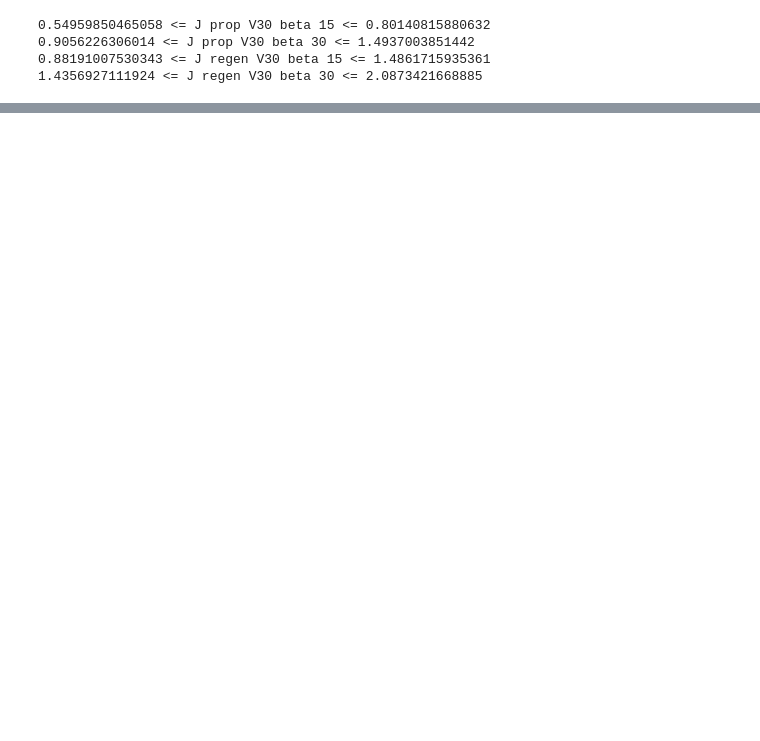
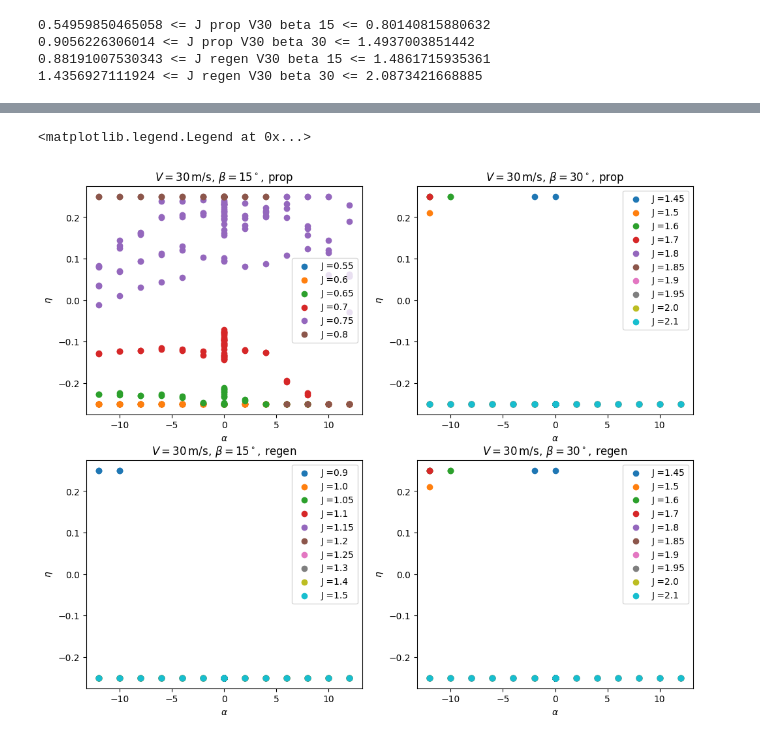
Before and after one commit to jaspermatthe/AE2224-I, a Jupyter notebook: Version 2/main.ipynb, the cells around one changed output, grey strips where cells are left out. Cells and saved outputs as stored; diff of their text form; code cells hidden in the pictures; blank space fills up the shorter version.

```diff
--- a/Version 2/main.ipynb
+++ b/Version 2/main.ipynb
@@ -165,0 +262,46 @@ plt.savefig('plots/eff vs alpha for each J prop V30 beta 15.png')
+# %%
+# create 2x2 subplots
+fig, axs = plt.subplots(2, 2, figsize=(12, 10))
+
+# plot eff vs alpha for each J prop V30 beta 15
+axs[0, 0].set_title(r'$V = 30 \, \mathrm{m/s}, \, \beta = 15^\circ, \, \mathrm{prop}$')
+for i in range(len(J_arrays_prop_V30_beta15)):
+    J_label = str(round(round(J_arrays_prop_V30_beta15[i][:, J_index][0] / 0.05) * 0.05, 2))
+    axs[0, 0].scatter(J_arrays_prop_V30_beta15[i][:, alpha_index], J_arrays_prop_V30_beta15[i][:, -1], label='J =' + J_label)
+axs[0, 0].set_xlabel(r'$\alpha$')
+axs[0, 0].set_ylabel(r'$\eta$')
+# axs[0, 0].set_ylim([-1.3, 0.4])
+axs[0, 0].legend()
+
+# plot eff vs alpha for each J prop V30 beta 30
+axs[0, 1].set_title(r'$V = 30 \, \mathrm{m/s}, \, \beta = 30^\circ, \, \mathrm{prop}$')
+for i in range(len(J_arrays_regen_V30_beta30)):
+    J_label = str(round(round(J_arrays_regen_V30_beta30[i][:, J_index][0] / 0.05) * 0.05, 2))
+    axs[0, 1].scatter(J_arrays_regen_V30_beta30[i][:, alpha_index], J_arrays_regen_V30_beta30[i][:, -1], label='J =' + J_label)
+axs[0, 1].set_xlabel(r'$\alpha$')
+axs[0, 1].set_ylabel(r'$\eta$')
+# axs[0, 1].set_ylim([-1.3, 0.4])
+axs[0, 1].legend()
+
+# plot eff vs alpha for each J regen V30 beta 15
+axs[1, 0].set_title(r'$V = 30 \, \mathrm{m/s}, \, \beta = 15^\circ, \, \mathrm{regen}$')
+for i in range(len(J_arrays_regen_V30_beta15)):
+    J_label = str(round(round(J_arrays_regen_V30_beta15[i][:, J_index][0] / 0.05) * 0.05, 2))
+    axs[1, 0].scatter(J_arrays_regen_V30_beta15[i][:, alpha_index], J_arrays_regen_V30_beta15[i][:, -1], label='J =' + J_label)
+axs[1, 0].set_xlabel(r'$\alpha$')
+axs[1, 0].set_ylabel(r'$\eta$')
+# axs[1, 0].set_ylim([-1.3, 0.4])
+axs[1, 0].legend()
+
+# plot eff vs alpha for each J regen V30 beta 30
+axs[1, 1].set_title(r'$V = 30 \, \mathrm{m/s}, \, \beta = 30^\circ, \, \mathrm{regen}$')
+for i in range(len(J_arrays_regen_V30_beta30)):
+    J_label = str(round(round(J_arrays_regen_V30_beta30[i][:, J_index][0] / 0.05) * 0.05, 2))
+    axs[1, 1].scatter(J_arrays_regen_V30_beta30[i][:, alpha_index], J_arrays_regen_V30_beta30[i][:, -1], label='J =' + J_label)
+axs[1, 1].set_xlabel(r'$\alpha$')
+axs[1, 1].set_ylabel(r'$\eta$')
+# axs[1, 1].set_ylim([-1.3, 0.4])
+axs[1, 1].legend()
+# %% [output]
+<matplotlib.legend.Legend at 0x...>
+[figure, added]
```
Also changed, not shown: parts of 6 cells of this notebook, 5 other files.
